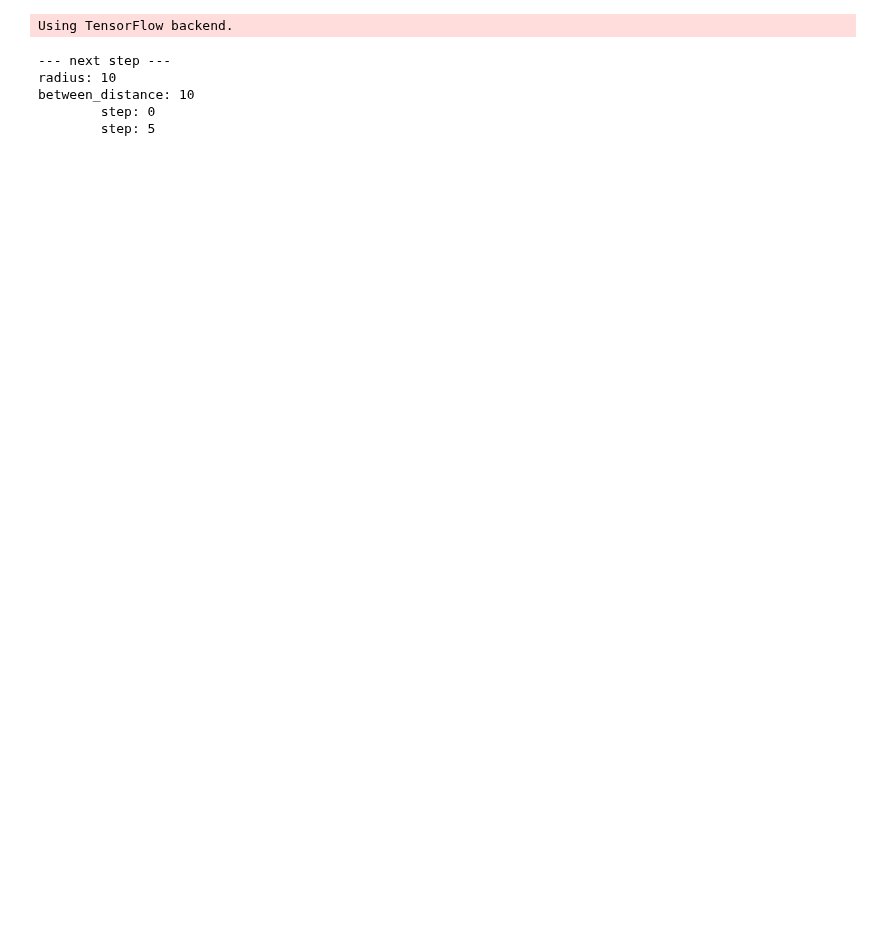
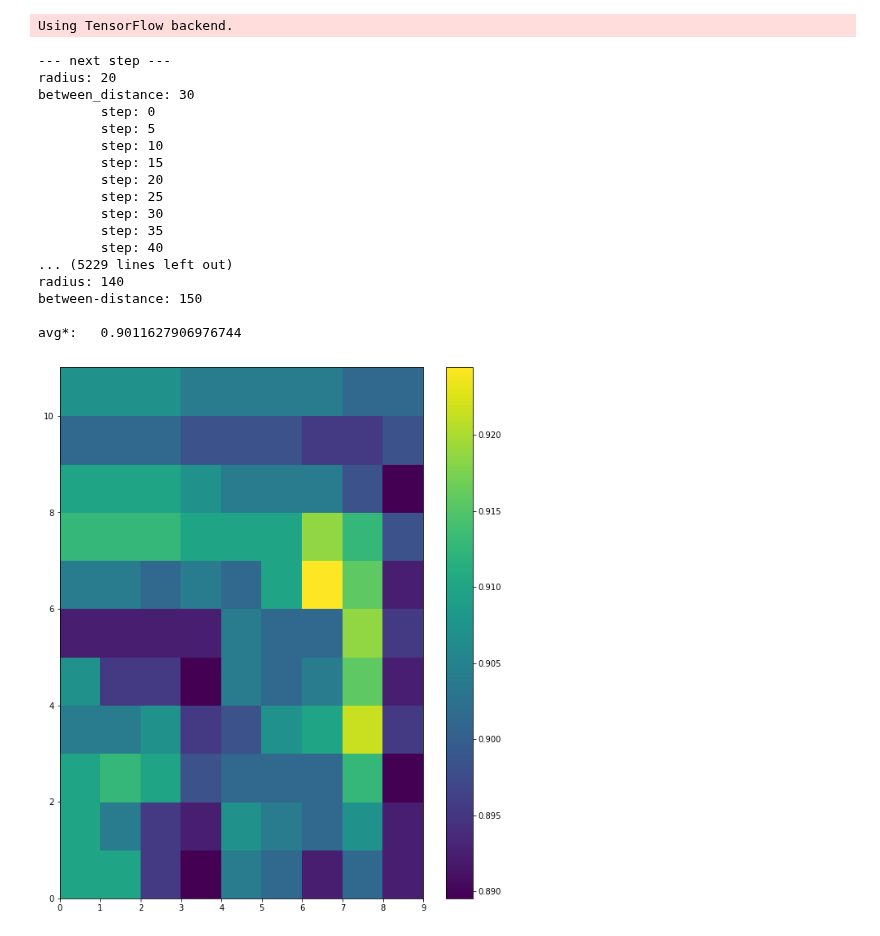
Before and after one commit to jutanke/mvpose, a Jupyter notebook: evaluation/pcp_parameter_grid_search_kth_football2.ipynb, the cells around one changed output. Cells and saved outputs as stored; diff of their text form; code cells hidden in the pictures; blank space fills up the shorter version.

```diff
--- a/evaluation/pcp_parameter_grid_search_kth_football2.ipynb
+++ b/evaluation/pcp_parameter_grid_search_kth_football2.ipynb
@@ -113,6 +113,7 @@ for radius in ms_radius:
         valid_frames = range(0, 214, 5)
 
         params = get_settings(scale_to_mm=1000,
+                          gp_max_radius=150,
                           min_nbr_joints=5,
                           max_epi_distance=25,
                           hm_detection_threshold=0.05,
@@ -152,35 +153,48 @@ i = 0
 IMG = np.zeros((len(ms_radius), len(ms_between_distances)), 'float32')
 
 for a, radius in enumerate(ms_radius):
     for b, between_distance in enumerate(ms_between_distances):
         print('radius:', radius)
         print('between-distance:', between_distance)
         total_avg = []
 
         CUR = TESTS[i]
         i += 1
 
         avg = np.mean([
             CUR['larms'], CUR['uarms'], CUR['ulegs'], CUR['llegs']
         ])
 
         print('\navg*:  ', avg)
         IMG[a,b] = avg
         print('')
 
 fig = plt.figure(figsize=(10, 12))
 ax = fig.add_subplot(111)
 
 heatmap = ax.pcolor(IMG)
 cbar = plt.colorbar(heatmap)
 
 plt.show()
 # %% [output]
 --- next step ---
-radius: 10
-between_distance: 10
+radius: 20
+between_distance: 30
         step: 0
         step: 5
+        step: 10
+        step: 15
+        step: 20
+        step: 25
+        step: 30
+        step: 35
+        step: 40
+... (5229 lines left out)
+radius: 140
+between-distance: 150
+
+avg*:   0.9011627906976744
+[figure, added]
 # %%
 hm_detection_thresholds = [.01, .03, .05, .1, .2]
 # pp_conflict_overlaps = [.2, .4, .6, .8]
```
Also changed, not shown: 1 other file.
